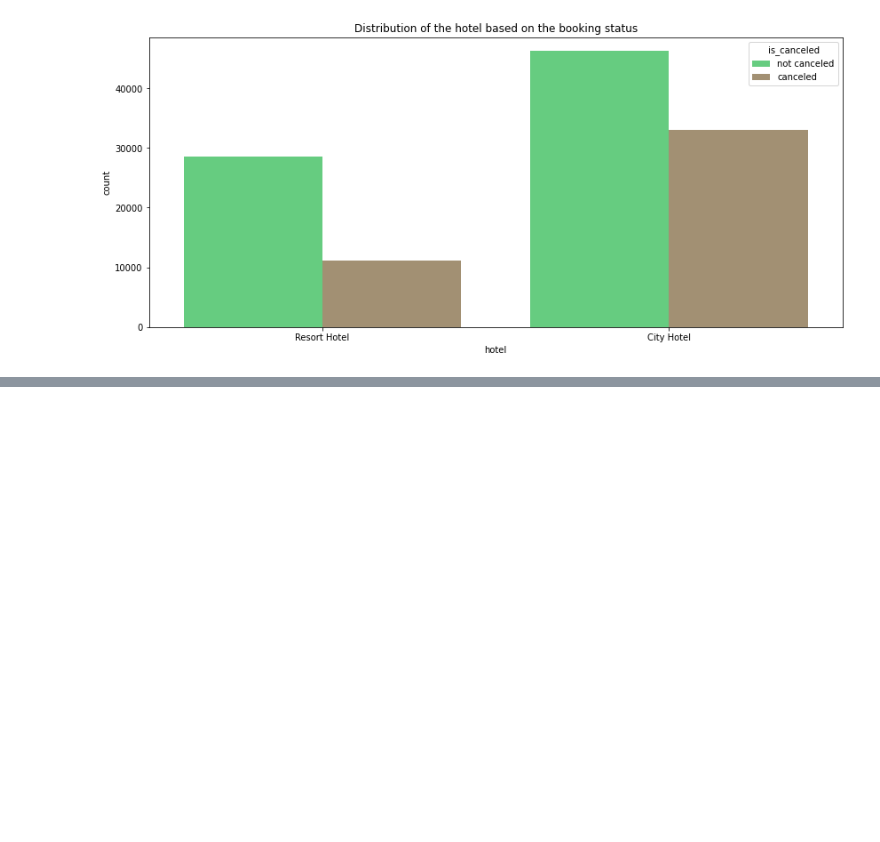
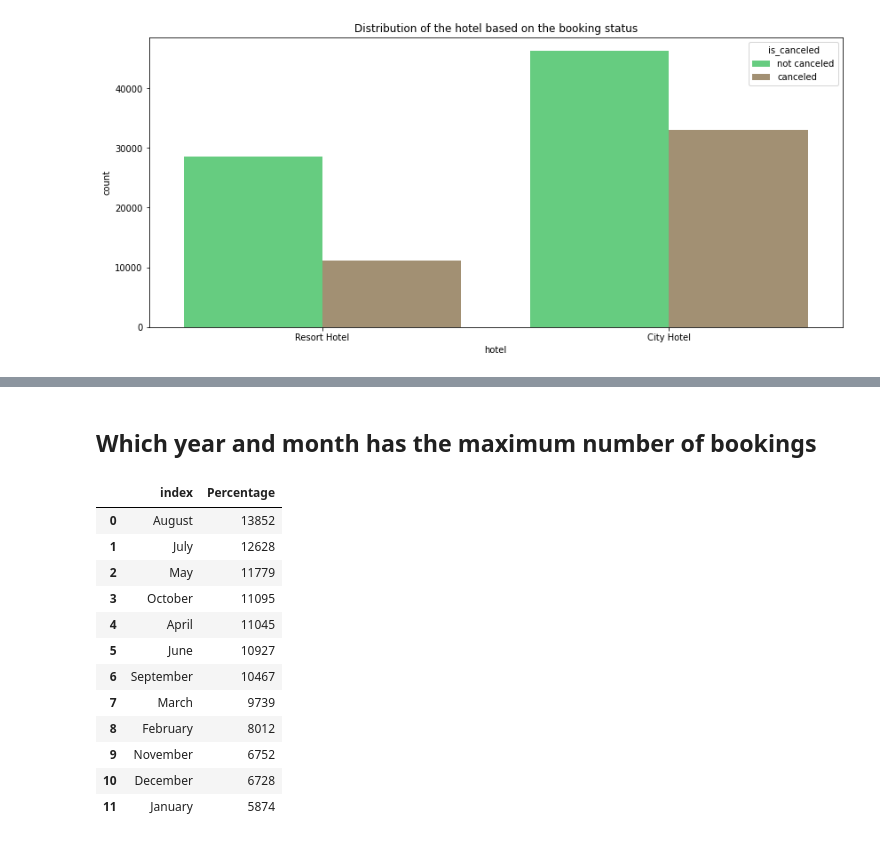
Before and after one commit to rahool010/Hotel-Booking-Analysis, a Jupyter notebook: Hotel_Booking_Analysis_Capstone_Project.ipynb, the cells around one changed output, grey strips where cells are left out. Cells and saved outputs as stored; diff of their text form; code cells hidden in the pictures; blank space fills up the shorter version.

```diff
--- a/Hotel_Booking_Analysis_Capstone_Project.ipynb
+++ b/Hotel_Booking_Analysis_Capstone_Project.ipynb
@@ -227,3 +232,22 @@ plt.show()
+# %% [markdown]
+## Which year and month has the maximum number of bookings
+# %%
+busiest_month = data['arrival_date_month'].value_counts().reset_index(name='Percentage')
+busiest_month
+# %% [output]
+|  | index | Percentage |
+| 0 | August | 13852 |
+| 1 | July | 12628 |
+| 2 | May | 11779 |
+| 3 | October | 11095 |
+| 4 | April | 11045 |
+| 5 | June | 10927 |
+| 6 | September | 10467 |
+| 7 | March | 9739 |
+| 8 | February | 8012 |
+| 9 | November | 6752 |
+| 10 | December | 6728 |
+| 11 | January | 5874 |
 # %%
 # arrival per year and month
 plt.figure(figsize=(14, 14))
```
Also changed, not shown: parts of 32 cells of this notebook.
